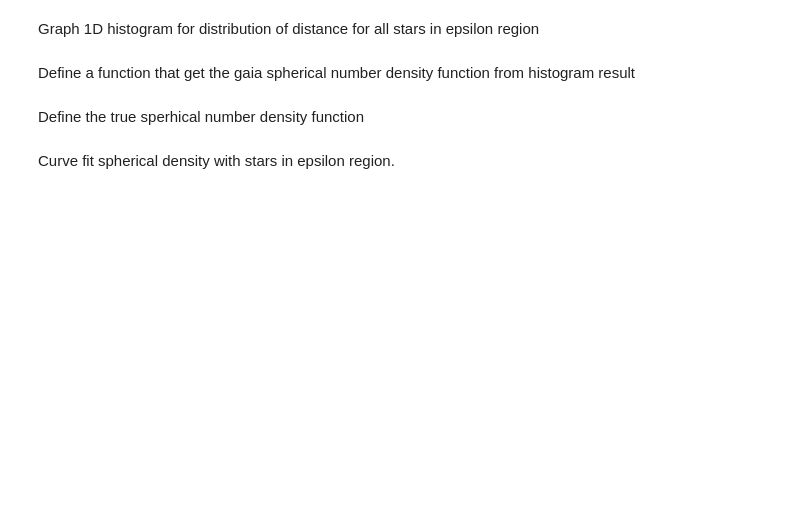
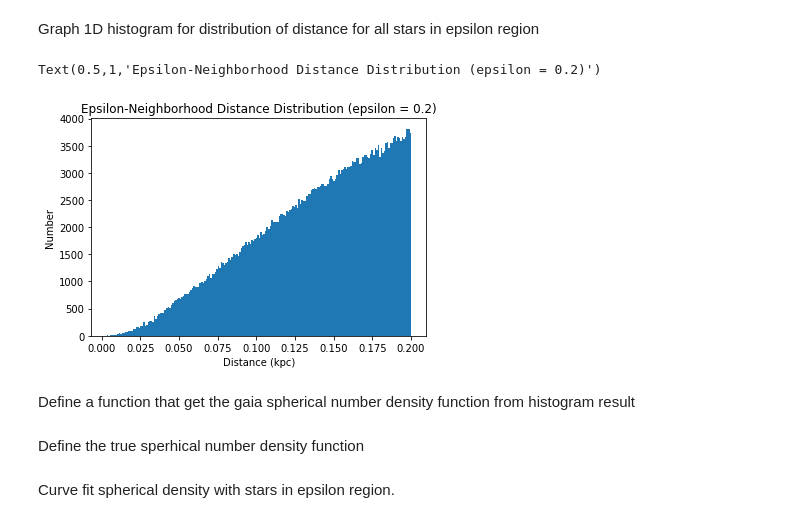
Before and after one commit to mwbub/Gaia-I3, a Jupyter notebook: Code/mock_data/sampling/selection function spherical.ipynb, the cells around one changed output. Cells and saved outputs as stored; diff of their text form; code cells hidden in the pictures; blank space fills up the shorter version.

```diff
--- a/Code/mock_data/sampling/selection function spherical.ipynb
+++ b/Code/mock_data/sampling/selection function spherical.ipynb
@@ -39,10 +40,14 @@ Text(0.5,1,'Gaia Catalogue Distance Distribution')
 # %% [markdown]
 Graph 1D histogram for distribution of distance for all stars in epsilon region
 # %%
+plt.figure(2)
 histogram_close, edges_close, patches_close = plt.hist(dist_close, bins = bins_close)
 plt.xlabel("Distance (kpc)")
 plt.ylabel("Number")
-plt.title("Gaia Catalogue Distance Distribution")
+plt.title("Epsilon-Neighborhood Distance Distribution (epsilon = {})".format(epsilon))
+# %% [output]
+Text(0.5,1,'Epsilon-Neighborhood Distance Distribution (epsilon = 0.2)')
+[figure, added]
 # %% [markdown]
 Define a function that get the gaia spherical number density function from histogram result
 # %%
```
Also changed, not shown: parts of 4 cells of this notebook.
